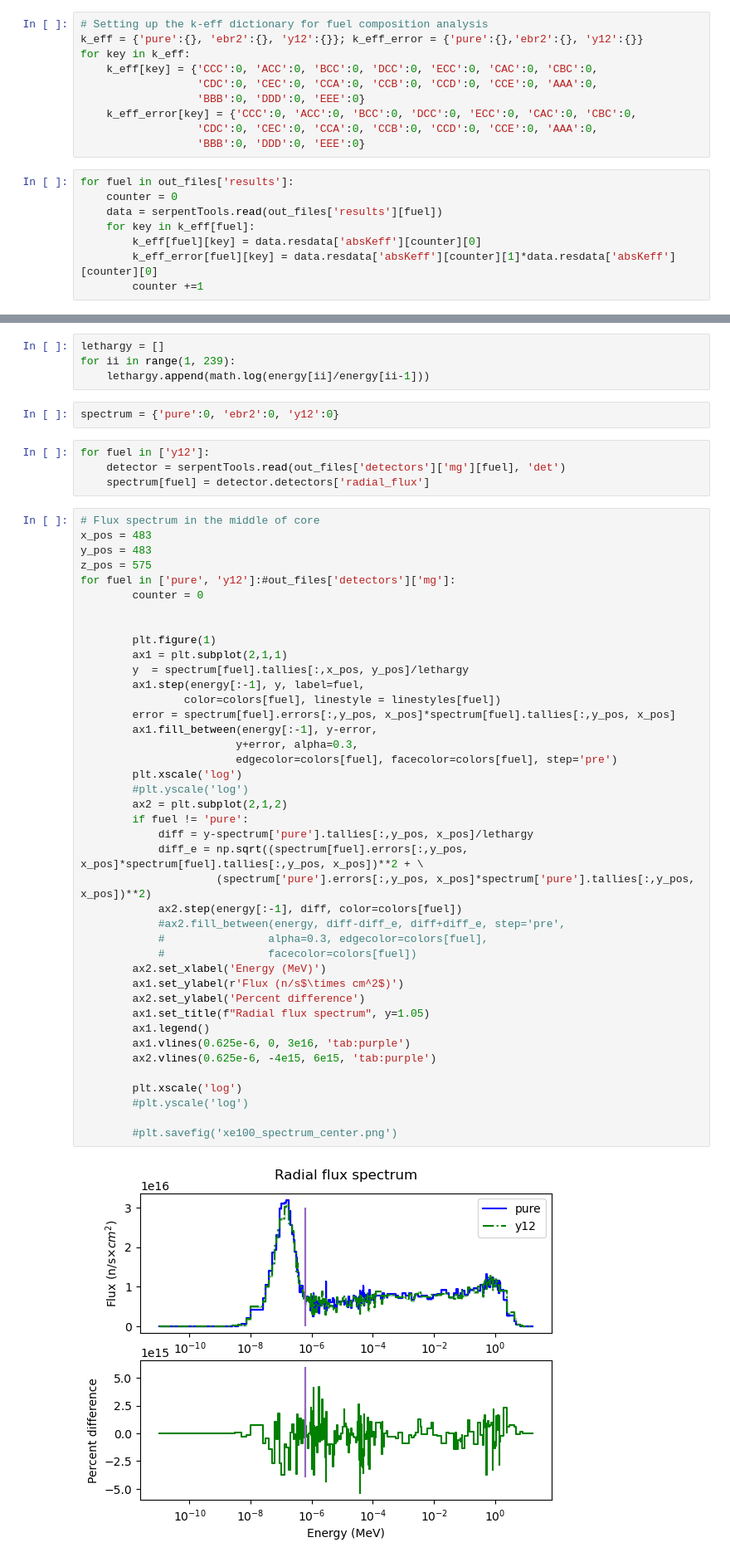
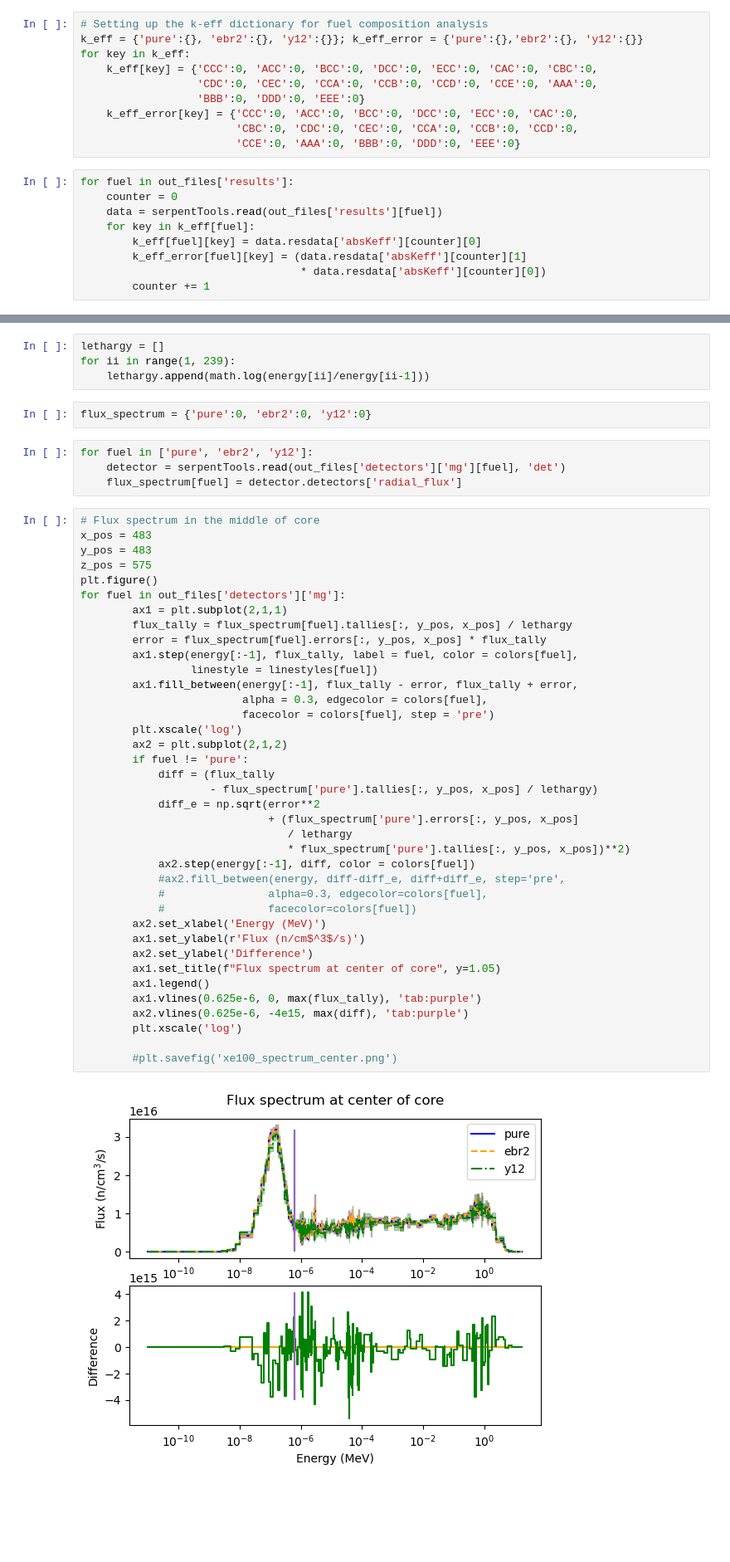
Before and after one commit to abachma2/phlox, a Jupyter notebook: reactors/full-core/htgr-200/Impurities_analysis.ipynb, the cells around one changed output, grey strips where cells are left out. Shown at 83% size. Saved outputs shown, nothing was run; the diff lists cells and outputs as text; blank space fills up the shorter version.

Commit message:
adjust flux spectrum, pep8 fixes

```diff
--- a/reactors/full-core/htgr-200/Impurities_analysis.ipynb
+++ b/reactors/full-core/htgr-200/Impurities_analysis.ipynb
@@ -193,17 +193,18 @@ for key in k_eff:
     k_eff[key] = {'CCC':0, 'ACC':0, 'BCC':0, 'DCC':0, 'ECC':0, 'CAC':0, 'CBC':0,
                   'CDC':0, 'CEC':0, 'CCA':0, 'CCB':0, 'CCD':0, 'CCE':0, 'AAA':0,
                   'BBB':0, 'DDD':0, 'EEE':0}
-    k_eff_error[key] = {'CCC':0, 'ACC':0, 'BCC':0, 'DCC':0, 'ECC':0, 'CAC':0, 'CBC':0,
-                  'CDC':0, 'CEC':0, 'CCA':0, 'CCB':0, 'CCD':0, 'CCE':0, 'AAA':0,
-                  'BBB':0, 'DDD':0, 'EEE':0}
+    k_eff_error[key] = {'CCC':0, 'ACC':0, 'BCC':0, 'DCC':0, 'ECC':0, 'CAC':0,
+                        'CBC':0, 'CDC':0, 'CEC':0, 'CCA':0, 'CCB':0, 'CCD':0,
+                        'CCE':0, 'AAA':0, 'BBB':0, 'DDD':0, 'EEE':0}
 # %%
 for fuel in out_files['results']:
     counter = 0
     data = serpentTools.read(out_files['results'][fuel])
     for key in k_eff[fuel]:
         k_eff[fuel][key] = data.resdata['absKeff'][counter][0]
-        k_eff_error[fuel][key] = data.resdata['absKeff'][counter][1]*data.resdata['absKeff'][counter][0]
-        counter +=1
+        k_eff_error[fuel][key] = (data.resdata['absKeff'][counter][1]
+                                  * data.resdata['absKeff'][counter][0])
+        counter += 1
 # %% [output]
 SERPENT Serpent 2.1.32 found in pure_res.m, but version 2.1.31 is defined in settings
   Attempting to read anyway. Please report strange behaviors/failures to developers.
@@ -371,53 +372,50 @@ lethargy = []
 for ii in range(1, 239):
     lethargy.append(math.log(energy[ii]/energy[ii-1]))
 # %%
-spectrum = {'pure':0, 'ebr2':0, 'y12':0}
+flux_spectrum = {'pure':0, 'ebr2':0, 'y12':0}
 # %%
-for fuel in ['y12']:
+for fuel in ['pure', 'ebr2', 'y12']:
     detector = serpentTools.read(out_files['detectors']['mg'][fuel], 'det')
-    spectrum[fuel] = detector.detectors['radial_flux']
+    flux_spectrum[fuel] = detector.detectors['radial_flux']
 # %%
 # Flux spectrum in the middle of core
 x_pos = 483
 y_pos = 483
 z_pos = 575
-for fuel in ['pure', 'y12']:#out_files['detectors']['mg']:
-        counter = 0
-
-
-        plt.figure(1)
+plt.figure()
+for fuel in out_files['detectors']['mg']:
         ax1 = plt.subplot(2,1,1)
-        y  = spectrum[fuel].tallies[:,x_pos, y_pos]/lethargy
-        ax1.step(energy[:-1], y, label=fuel,
-                color=colors[fuel], linestyle = linestyles[fuel])
-        error = spectrum[fuel].errors[:,y_pos, x_pos]*spectrum[fuel].tallies[:,y_pos, x_pos]
-        ax1.fill_between(energy[:-1], y-error,
-                        y+error, alpha=0.3,
-                        edgecolor=colors[fuel], facecolor=colors[fuel], step='pre')
+        flux_tally = flux_spectrum[fuel].tallies[:, y_pos, x_pos] / lethargy
+        error = flux_spectrum[fuel].errors[:, y_pos, x_pos] * flux_tally
+        ax1.step(energy[:-1], flux_tally, label = fuel, color = colors[fuel],
+                 linestyle = linestyles[fuel])
+        ax1.fill_between(energy[:-1], flux_tally - error, flux_tally + error,
+                         alpha = 0.3, edgecolor = colors[fuel],
+                         facecolor = colors[fuel], step = 'pre')
         plt.xscale('log')
-        #plt.yscale('log')
         ax2 = plt.subplot(2,1,2)
         if fuel != 'pure':
-            diff = y-spectrum['pure'].tallies[:,y_pos, x_pos]/lethargy
-            diff_e = np.sqrt((spectrum[fuel].errors[:,y_pos, x_pos]*spectrum[fuel].tallies[:,y_pos, x_pos])**2 + \
-                     (spectrum['pure'].errors[:,y_pos, x_pos]*spectrum['pure'].tallies[:,y_pos, x_pos])**2)
-            ax2.step(energy[:-1], diff, color=colors[fuel])
+            diff = (flux_tally
+                    - flux_spectrum['pure'].tallies[:, y_pos, x_pos] / lethargy)
+            diff_e = np.sqrt(error**2
+                             + (flux_spectrum['pure'].errors[:, y_pos, x_pos]
+                                / lethargy
+                                * flux_spectrum['pure'].tallies[:, y_pos, x_pos])**2)
+            ax2.step(energy[:-1], diff, color = colors[fuel])
             #ax2.fill_between(energy, diff-diff_e, diff+diff_e, step='pre',
             #                alpha=0.3, edgecolor=colors[fuel],
             #                facecolor=colors[fuel])
         ax2.set_xlabel('Energy (MeV)')
-        ax1.set_ylabel(r'Flux (n/s$\times cm^2$)')
-        ax2.set_ylabel('Percent difference')
-        ax1.set_title(f"Radial flux spectrum", y=1.05)
+        ax1.set_ylabel(r'Flux (n/cm$^3$/s)')
+        ax2.set_ylabel('Difference')
+        ax1.set_title(f"Flux spectrum at center of core", y=1.05)
         ax1.legend()
-        ax1.vlines(0.625e-6, 0, 3e16, 'tab:purple')
-        ax2.vlines(0.625e-6, -4e15, 6e15, 'tab:purple')
-
+        ax1.vlines(0.625e-6, 0, max(flux_tally), 'tab:purple')
+        ax2.vlines(0.625e-6, -4e15, max(diff), 'tab:purple')
         plt.xscale('log')
-        #plt.yscale('log')
 
         #plt.savefig('xe100_spectrum_center.png')
 # %% [output]
-[figure, old version]
+[figure, new version]
 # %%
 core_flux = {'pure':np.zeros(238), 'ebr2':np.zeros(238), 'y12':np.zeros(238)}
```
Also changed, not shown: parts of 6 cells of this notebook.
